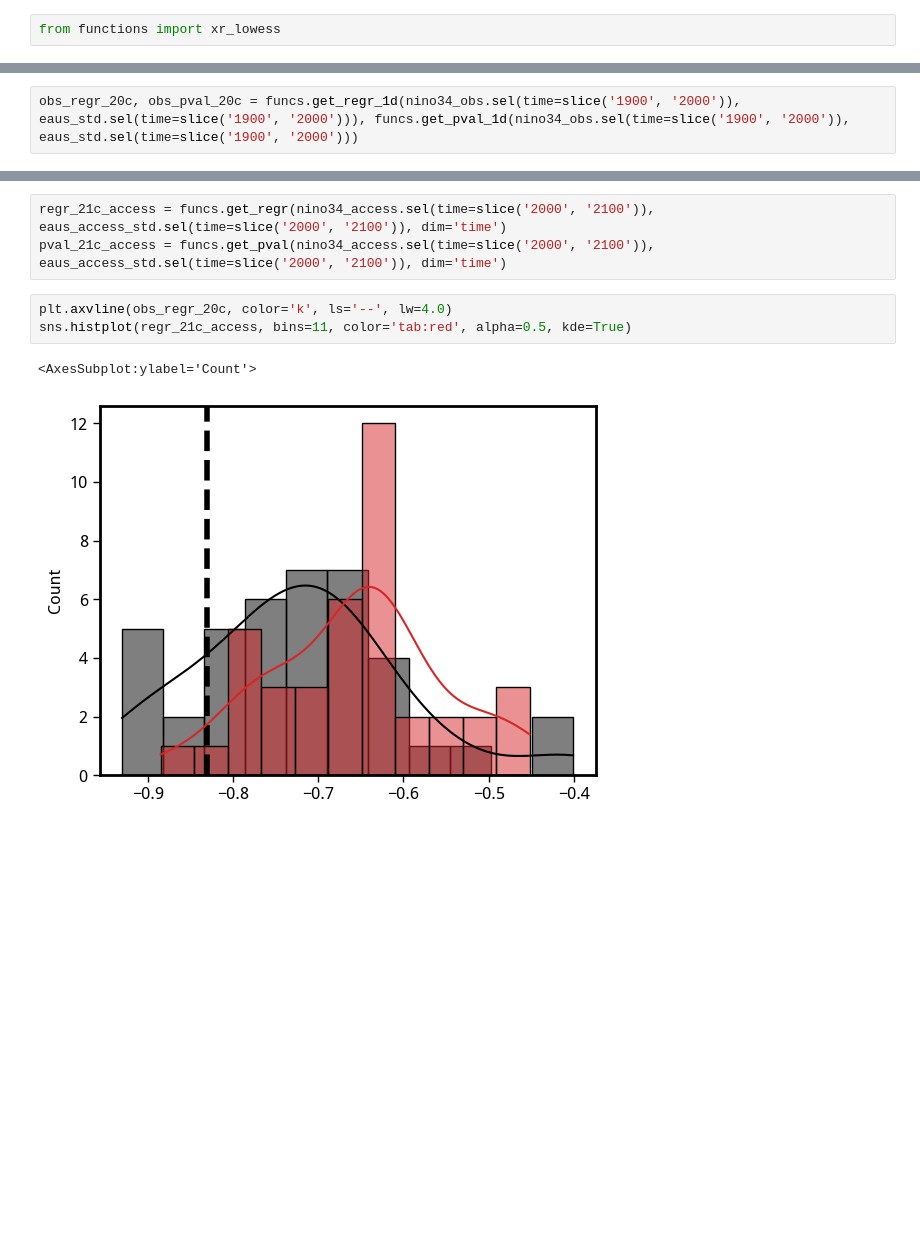
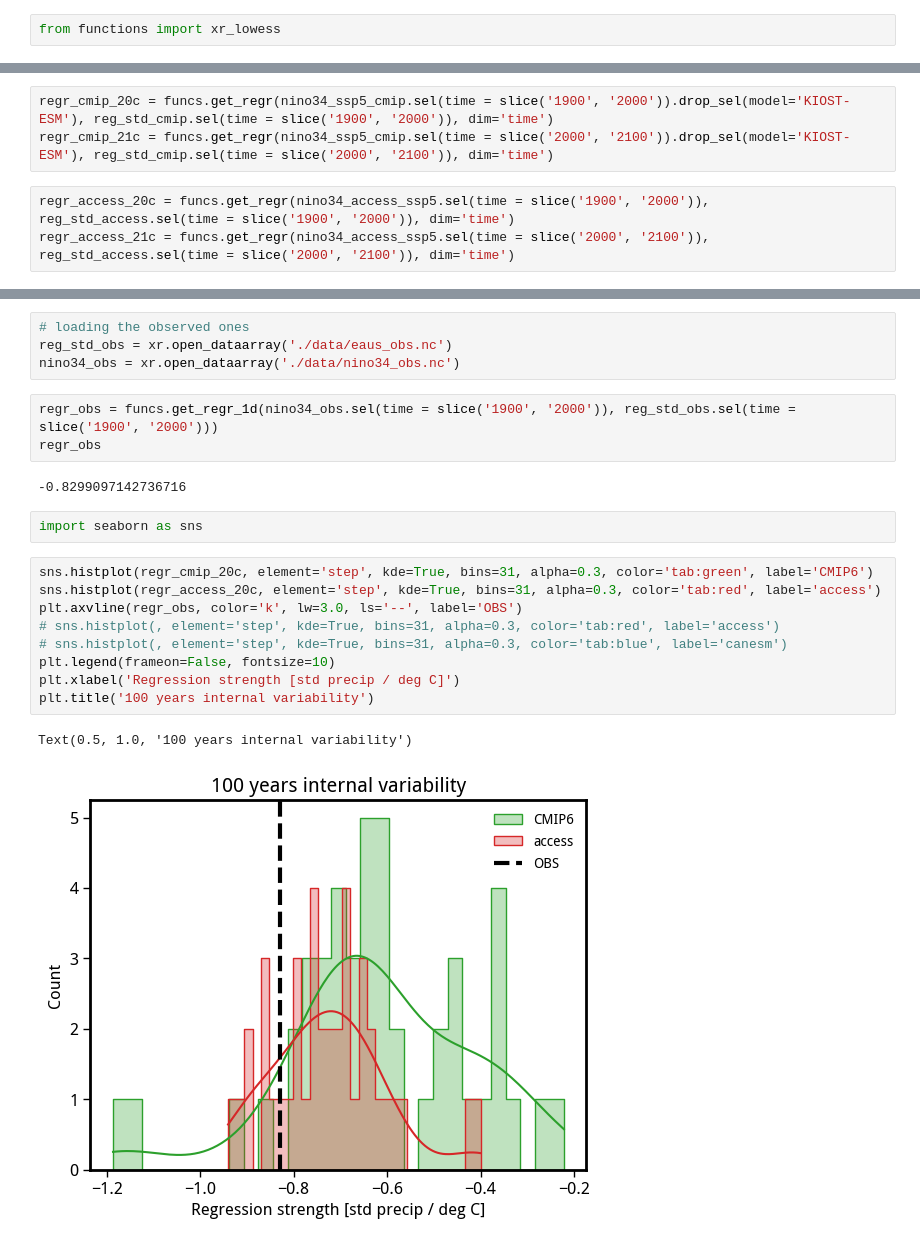
Before and after one commit to adisen99/enso_teleconnection_robustness, a Jupyter notebook: 02_future_robustness.ipynb, the cells around one changed output, grey strips where cells are left out. Cells and saved outputs as stored; diff of their text form; blank space fills up the shorter version.

```diff
--- a/02_future_robustness.ipynb
+++ b/02_future_robustness.ipynb
@@ -149,2 +164,6 @@ eaus_access_std = eaus_access_det/eaus_access_det.std('time')
+# %%
+regr_cmip_20c = funcs.get_regr(nino34_ssp5_cmip.sel(time = slice('1900', '2000')).drop_sel(model='KIOST-ESM'), reg_std_cmip.sel(time = slice('1900', '2000')), dim='time')
+regr_cmip_21c = funcs.get_regr(nino34_ssp5_cmip.sel(time = slice('2000', '2100')).drop_sel(model='KIOST-ESM'), reg_std_cmip.sel(time = slice('2000', '2100')), dim='time')
 # %%
-obs_regr_20c, obs_pval_20c = funcs.get_regr_1d(nino34_obs.sel(time=slice('1900', '2000')), eaus_std.sel(time=slice('1900', '2000'))), funcs.get_pval_1d(nino34_obs.sel(time=slice('1900', '2000')), eaus_std.sel(time=slice('1900', '2000')))
+regr_access_20c = funcs.get_regr(nino34_access_ssp5.sel(time = slice('1900', '2000')), reg_std_access.sel(time = slice('1900', '2000')), dim='time')
+regr_access_21c = funcs.get_regr(nino34_access_ssp5.sel(time = slice('2000', '2100')), reg_std_access.sel(time = slice('2000', '2100')), dim='time')
@@ -154,9 +170,23 @@ pval_20c_access = funcs.get_pval(nino34_access.sel(time=slice('1900', '2000')),
-# %%
-regr_21c_access = funcs.get_regr(nino34_access.sel(time=slice('2000', '2100')), eaus_access_std.sel(time=slice('2000', '2100')), dim='time')
-pval_21c_access = funcs.get_pval(nino34_access.sel(time=slice('2000', '2100')), eaus_access_std.sel(time=slice('2000', '2100')), dim='time')
-# %%
-plt.axvline(obs_regr_20c, color='k', ls='--', lw=4.0)
-sns.histplot(regr_21c_access, bins=11, color='tab:red', alpha=0.5, kde=True)
-# %% [output]
-<AxesSubplot:ylabel='Count'>
-[figure, removed]
+# %%
+# loading the observed ones
+reg_std_obs = xr.open_dataarray('./data/eaus_obs.nc')
+nino34_obs = xr.open_dataarray('./data/nino34_obs.nc')
+# %%
+regr_obs = funcs.get_regr_1d(nino34_obs.sel(time = slice('1900', '2000')), reg_std_obs.sel(time = slice('1900', '2000')))
+regr_obs
+# %% [output]
+-0.8299097142736716
+# %%
+import seaborn as sns
+# %%
+sns.histplot(regr_cmip_20c, element='step', kde=True, bins=31, alpha=0.3, color='tab:green', label='CMIP6')
+sns.histplot(regr_access_20c, element='step', kde=True, bins=31, alpha=0.3, color='tab:red', label='access')
+plt.axvline(regr_obs, color='k', lw=3.0, ls='--', label='OBS')
+# sns.histplot(, element='step', kde=True, bins=31, alpha=0.3, color='tab:red', label='access')
+# sns.histplot(, element='step', kde=True, bins=31, alpha=0.3, color='tab:blue', label='canesm')
+plt.legend(frameon=False, fontsize=10)
+plt.xlabel('Regression strength [std precip / deg C]')
+plt.title('100 years internal variability')
+# %% [output]
+Text(0.5, 1.0, '100 years internal variability')
+[figure, added]
```
Also changed, not shown: parts of 23 cells of this notebook, 2 other files.
